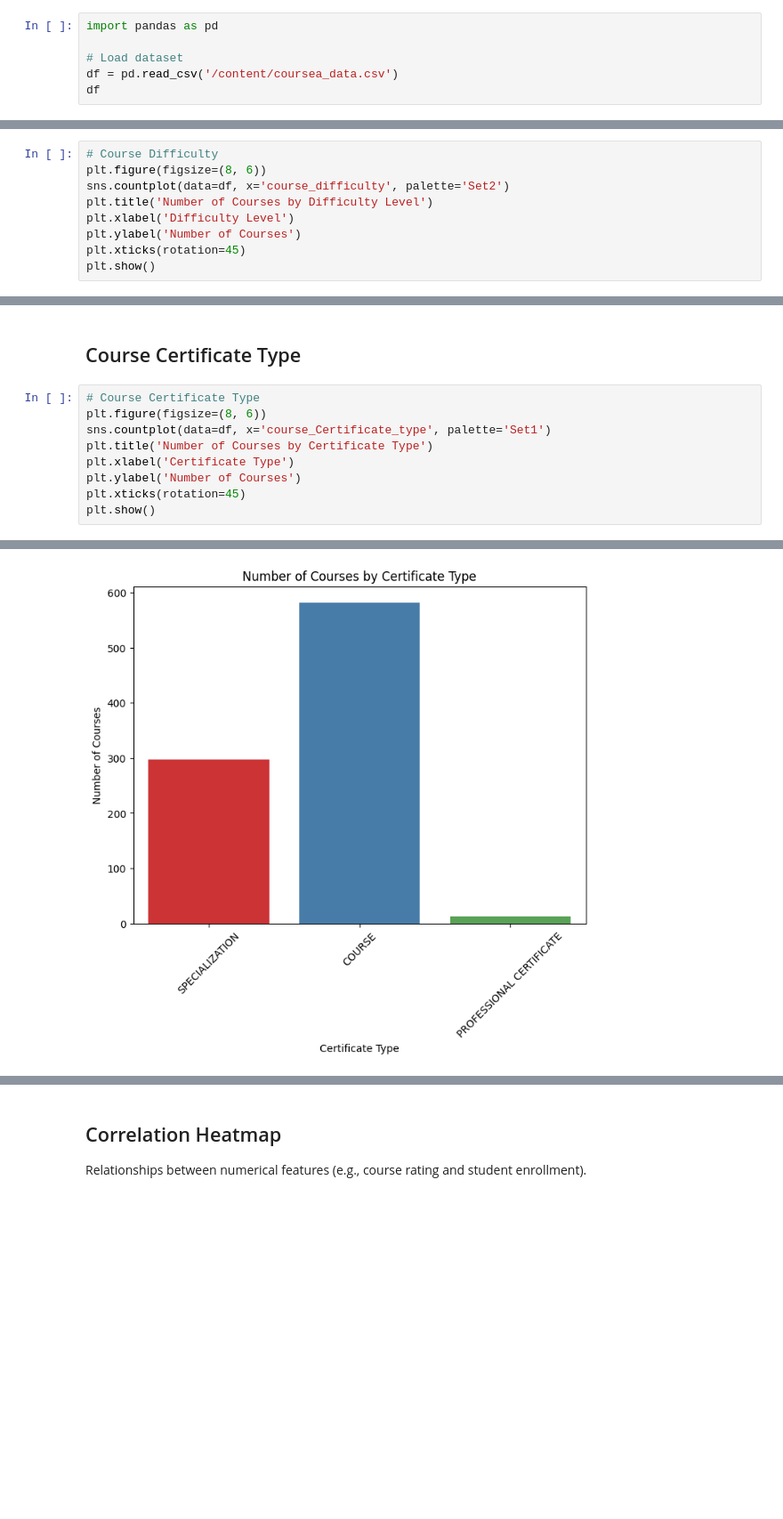
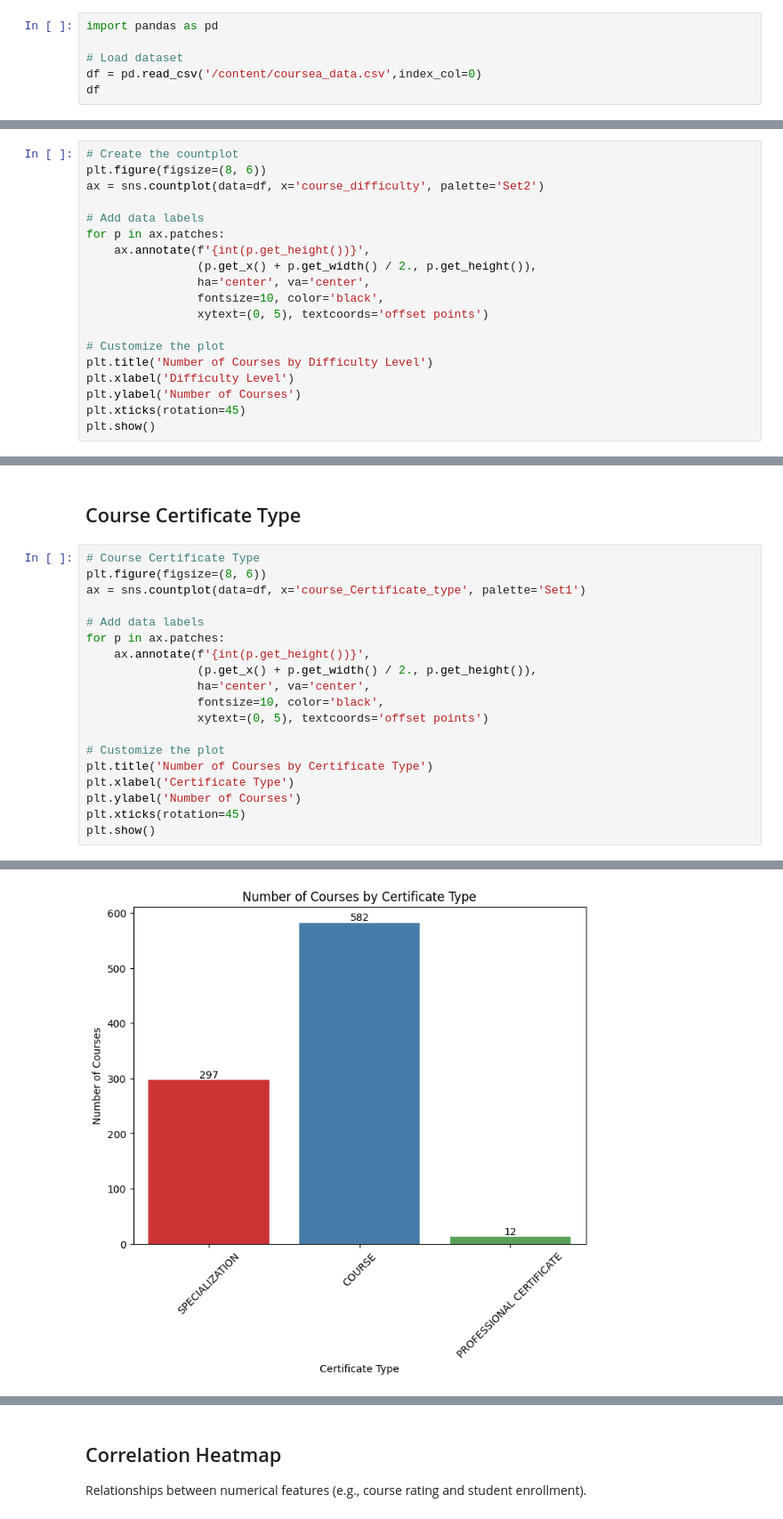
Before and after one commit to ngangawairimu/Data-visualization-with-python, a Jupyter notebook: Data_visualization_with_python.ipynb, the cells around one changed output, grey strips where cells are left out. Shown at 89% size. Cells and saved outputs as stored; diff of their text form; blank space fills up the shorter version.

```diff
--- a/Data_visualization_with_python.ipynb
+++ b/Data_visualization_with_python.ipynb
@@ -4,6 +4,6 @@ This project aims to analyze the Coursera Course Dataset, applying data visualiz
 import pandas as pd
 
 # Load dataset
-df = pd.read_csv('/content/coursea_data.csv')
+df = pd.read_csv('/content/coursea_data.csv',index_col=0)
 df
 # %% [output]
@@ -127,9 +216,19 @@ plt.show()
 # %% [markdown]
 ## Course Difficulty
 # %%
-# Course Difficulty
+# Create the countplot
 plt.figure(figsize=(8, 6))
-sns.countplot(data=df, x='course_difficulty', palette='Set2')
+ax = sns.countplot(data=df, x='course_difficulty', palette='Set2')
+
+# Add data labels
+for p in ax.patches:
+    ax.annotate(f'{int(p.get_height())}',
+                (p.get_x() + p.get_width() / 2., p.get_height()),
+                ha='center', va='center',
+                fontsize=10, color='black',
+                xytext=(0, 5), textcoords='offset points')
+
+# Customize the plot
 plt.title('Number of Courses by Difficulty Level')
 plt.xlabel('Difficulty Level')
 plt.ylabel('Number of Courses')
@@ -145,7 +244,17 @@ Passing `palette` without assigning `hue` is deprecated and will be removed in v
 # %%
 # Course Certificate Type
 plt.figure(figsize=(8, 6))
-sns.countplot(data=df, x='course_Certificate_type', palette='Set1')
+ax = sns.countplot(data=df, x='course_Certificate_type', palette='Set1')
+
+# Add data labels
+for p in ax.patches:
+    ax.annotate(f'{int(p.get_height())}',
+                (p.get_x() + p.get_width() / 2., p.get_height()),
+                ha='center', va='center',
+                fontsize=10, color='black',
+                xytext=(0, 5), textcoords='offset points')
+
+# Customize the plot
 plt.title('Number of Courses by Certificate Type')
 plt.xlabel('Certificate Type')
 plt.ylabel('Number of Courses')
@@ -158 +267 @@ Passing `palette` without assigning `hue` is deprecated and will be removed in v
-[figure, old version]
+[figure, new version]
```
Also changed, not shown: parts of 31 cells of this notebook.
